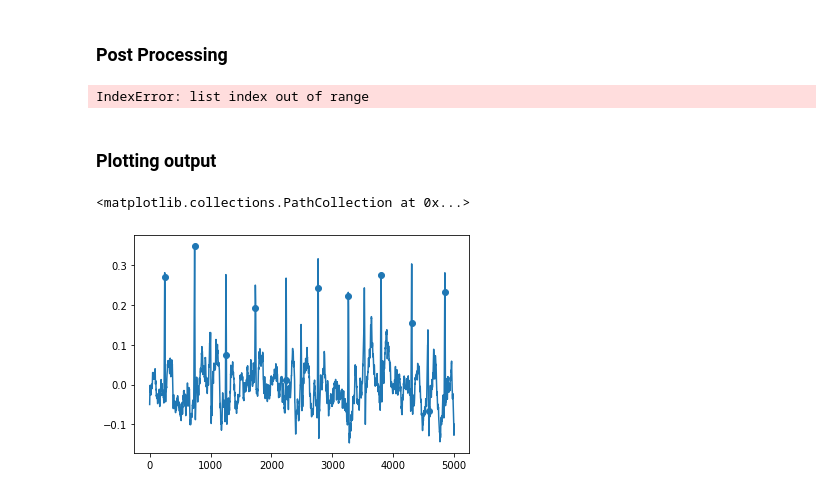
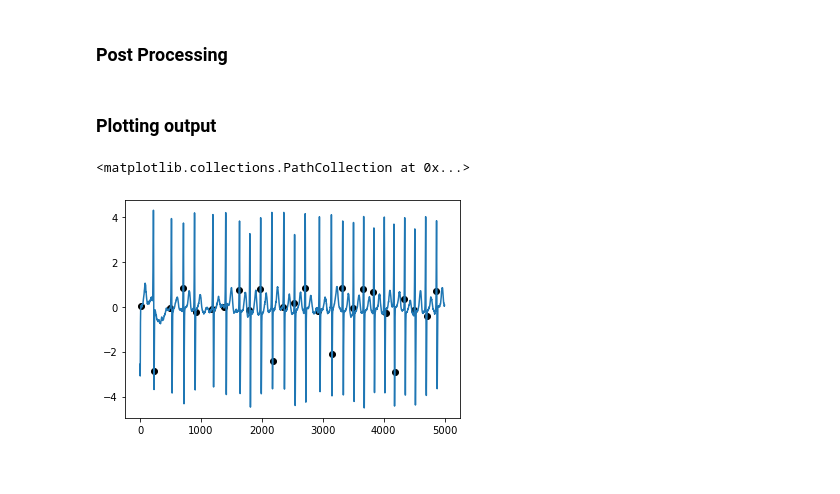
Before and after one commit to emmanuel-contreras/RPNet, a Jupyter notebook: train_CPSC.ipynb, the cells around one changed output. Saved outputs shown, nothing was run; the diff lists cells and outputs as text; code cells hidden in the pictures.

```diff
--- a/train_CPSC.ipynb
+++ b/train_CPSC.ipynb
@@ -62,23 +62,29 @@ reference_path = "original_data/ref"
 # %% [markdown]
 ### Loading from the Mat file
 # %%
-count = 0
-patient_info = []
-for files in sorted(os.listdir(data_path)):
-    count += 1
-    patient_info.append(scipy.io.loadmat(os.path.join(data_path,files)))
-    if count == 20:
-      break
+# run subset
+# count = 0
+# patient_info = []
+# for files in sorted(os.listdir(data_path)):
+#     count += 1
+#     patient_info.append(scipy.io.loadmat(os.path.join(data_path,files)))
+#     if count == 20:
+#       break
+
+### Entire thing can be run in a single line
+patient_info = [scipy.io.loadmat(os.path.join(data_path,files)) for files in tqdm(sorted(os.listdir(data_path)))]
 # %%
-count = 0
-patient_reference = []
-for files in sorted(os.listdir(reference_path)):
-    count += 1
-    patient_reference.append(scipy.io.loadmat(os.path.join(reference_path,files)))
-    if count == 20:
-      break
+# run subset
+# count = 0
+# patient_reference = []
+# for files in sorted(os.listdir(reference_path)):
+#     count += 1
+#     patient_reference.append(scipy.io.loadmat(os.path.join(reference_path,files)))
+#     if count == 20:
+#       break
+
 ### Entire thing can be run in a single line
-### patient_reference = [scipy.io.loadmat(os.path.join(reference_path,files)) for files in tqdm(sorted(os.listdir(reference_path)))]
+patient_reference = [scipy.io.loadmat(os.path.join(reference_path,files)) for files in tqdm(sorted(os.listdir(reference_path)))]
 # %%
 print(len(patient_info))
 print(len(patient_reference))
@@ -155,6 +161,6 @@ torch.Size([20, 1, 5000])
 # %%
-BATCH_SIZE = 64
+BATCH_SIZE = 32 # 64 is too large for 8GB gpu
 C,H,W = 1,1,5000
 learn_rate = 0.05
-num_epochs = 20
+num_epochs = 3 # originally 20
 # %%
@@ -374,14 +395,12 @@ y = []
 for j in range(len(peak_locs)):
     y = [ecg[j,i] for i in peak_locs[j]]
     y_roll_valleys.append(y)
-# %% [output]
-IndexError: list index out of range
 # %% [markdown]
 ### Plotting output ###
 # %%
-record_no = 63
+record_no = 11
 plt.plot(ecg[record_no,:])
-plt.scatter(peak_locs[record_no], y_roll_valleys[record_no])
+plt.scatter(peak_locs[record_no], y_roll_valleys[record_no], c="k")
 # %% [output]
 <matplotlib.collections.PathCollection at 0x...>
-[figure, old version]
+[figure, new version]
```
Also changed, not shown: parts of 9 cells of this notebook, 1 other file.
